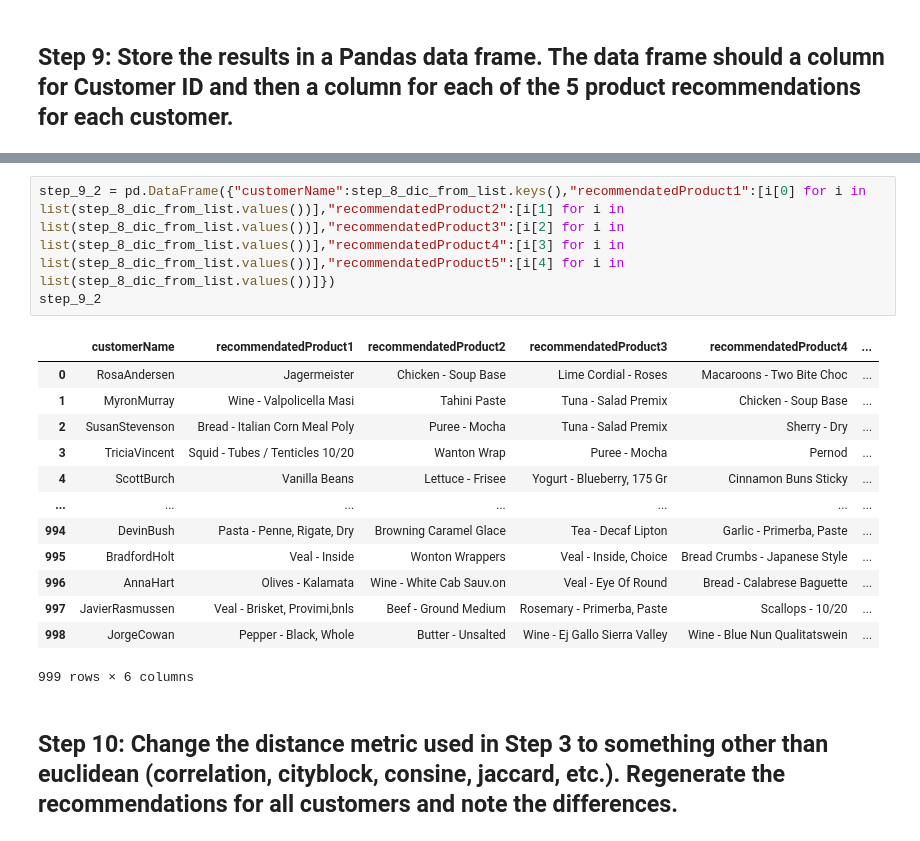
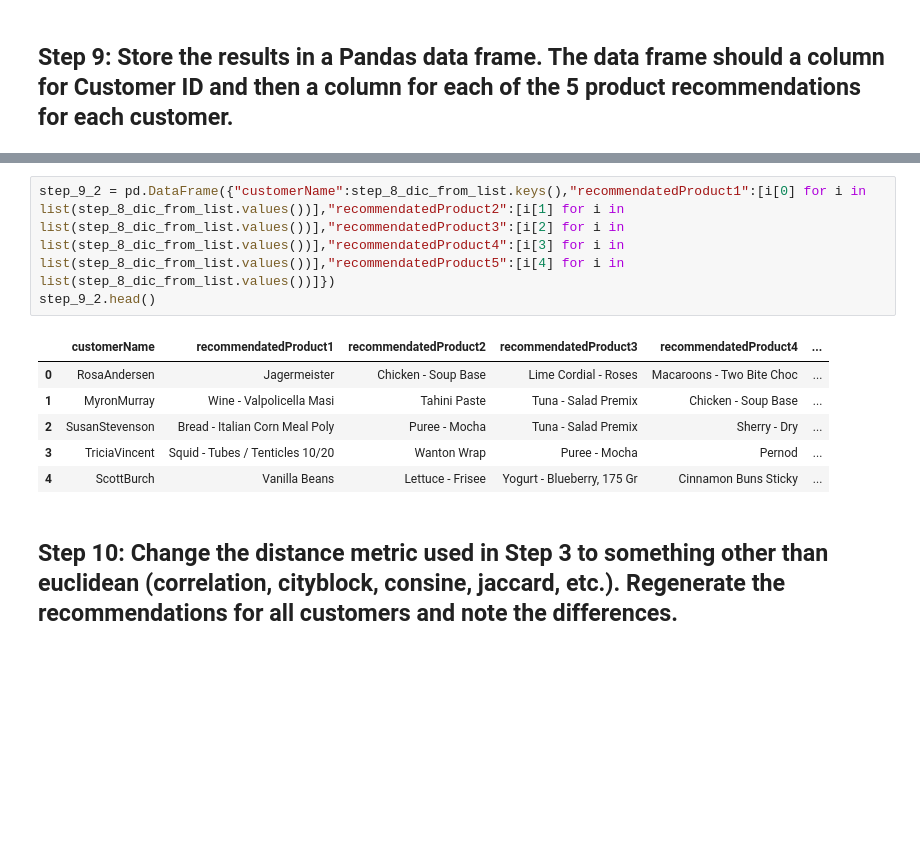
Before and after one commit to alvaro-saez/dataptmad1121_labs, a Jupyter notebook: extra-work/m2/lab-intro-recommender-systems/your-code/[lab-intro-recommender-systems] Alvaro Saez.ipynb, the cells around one changed output, grey strips where cells are left out. Saved outputs shown, nothing was run; the diff lists cells and outputs as text; blank space fills up the shorter version.

```diff
--- a/extra-work/m2/lab-intro-recommender-systems/your-code/[lab-intro-recommender-systems] Alvaro Saez.ipynb
+++ b/extra-work/m2/lab-intro-recommender-systems/your-code/[lab-intro-recommender-systems] Alvaro Saez.ipynb
@@ -304,20 +226,13 @@ step_9
 # %%
 step_9_2 = pd.DataFrame({"customerName":step_8_dic_from_list.keys(),"recommendatedProduct1":[i[0] for i in list(step_8_dic_from_list.values())],"recommendatedProduct2":[i[1] for i in list(step_8_dic_from_list.values())],"recommendatedProduct3":[i[2] for i in list(step_8_dic_from_list.values())],"recommendatedProduct4":[i[3] for i in list(step_8_dic_from_list.values())],"recommendatedProduct5":[i[4] for i in list(step_8_dic_from_list.values())]})
-step_9_2
+step_9_2.head()
 # %% [output]
 |  | customerName | recommendatedProduct1 | recommendatedProduct2 | recommendatedProduct3 | recommendatedProduct4 | ... |
 | 0 | RosaAndersen | Jagermeister | Chicken - Soup Base | Lime Cordial - Roses | Macaroons - Two Bite Choc | ... |
 | 1 | MyronMurray | Wine - Valpolicella Masi | Tahini Paste | Tuna - Salad Premix | Chicken - Soup Base | ... |
 | 2 | SusanStevenson | Bread - Italian Corn Meal Poly | Puree - Mocha | Tuna - Salad Premix | Sherry - Dry | ... |
 | 3 | TriciaVincent | Squid - Tubes / Tenticles 10/20 | Wanton Wrap | Puree - Mocha | Pernod | ... |
 | 4 | ScottBurch | Vanilla Beans | Lettuce - Frisee | Yogurt - Blueberry, 175 Gr | Cinnamon Buns Sticky | ... |
-| ... | ... | ... | ... | ... | ... | ... |
-| 994 | DevinBush | Pasta - Penne, Rigate, Dry | Browning Caramel Glace | Tea - Decaf Lipton | Garlic - Primerba, Paste | ... |
-| 995 | BradfordHolt | Veal - Inside | Wonton Wrappers | Veal - Inside, Choice | Bread Crumbs - Japanese Style | ... |
-| 996 | AnnaHart | Olives - Kalamata | Wine - White Cab Sauv.on | Veal - Eye Of Round | Bread - Calabrese Baguette | ... |
-| 997 | JavierRasmussen | Veal - Brisket, Provimi,bnls | Beef - Ground Medium | Rosemary - Primerba, Paste | Scallops - 10/20 | ... |
-| 998 | JorgeCowan | Pepper - Black, Whole | Butter - Unsalted | Wine - Ej Gallo Sierra Valley | Wine - Blue Nun Qualitatswein | ... |
-999 rows × 6 columns
 # %% [markdown]
 ## Step 10: Change the distance metric used in Step 3 to something other than euclidean (correlation, cityblock, consine, jaccard, etc.). Regenerate the recommendations for all customers and note the differences.
 # %%
```
Also changed, not shown: parts of 14 cells of this notebook.
